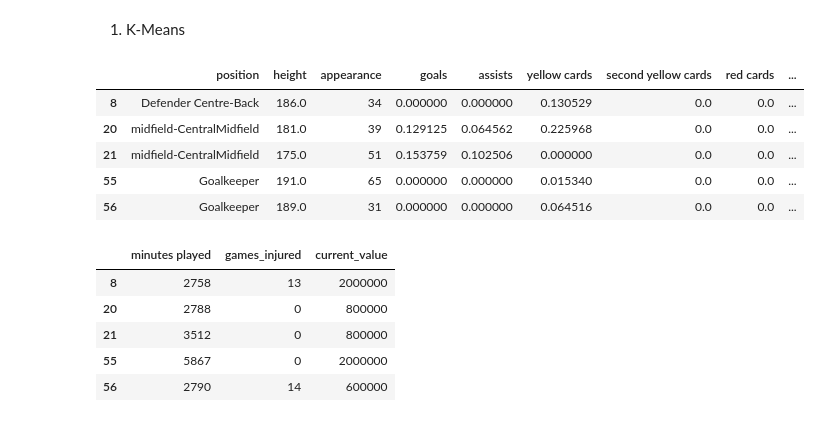
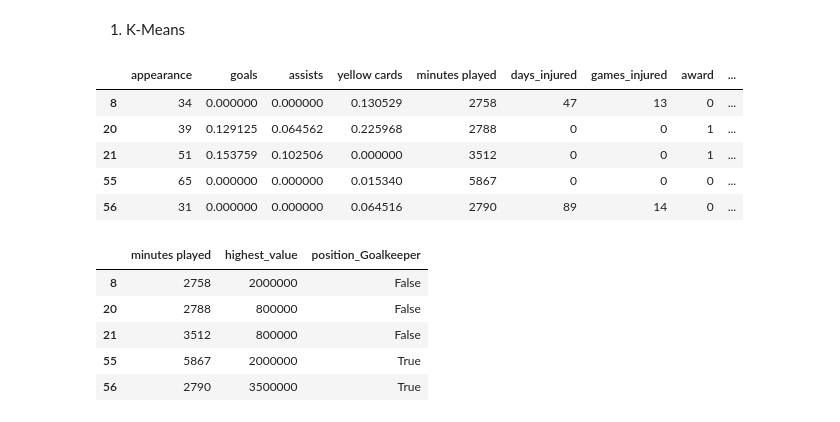
Before and after one commit to MubarakHus/Usecase-7, a Jupyter notebook: Usecase7-Mubarak.ipynb, the cells around one changed output. Cells and saved outputs as stored; diff of their text form; code cells hidden in the pictures.

```diff
--- a/Usecase7-Mubarak.ipynb
+++ b/Usecase7-Mubarak.ipynb
@@ -1125,25 +1106,25 @@ plt.show()
 # %% [markdown]
 1. K-Means
 # %%
-df.head()
+df_t.head()
 # %% [output]
-|  | position | height | appearance | goals | assists | yellow cards | second yellow cards | red cards | ... |
-| 8 | Defender Centre-Back | 186.0 | 34 | 0.000000 | 0.000000 | 0.130529 | 0.0 | 0.0 | ... |
-| 20 | midfield-CentralMidfield | 181.0 | 39 | 0.129125 | 0.064562 | 0.225968 | 0.0 | 0.0 | ... |
-| 21 | midfield-CentralMidfield | 175.0 | 51 | 0.153759 | 0.102506 | 0.000000 | 0.0 | 0.0 | ... |
-| 55 | Goalkeeper | 191.0 | 65 | 0.000000 | 0.000000 | 0.015340 | 0.0 | 0.0 | ... |
-| 56 | Goalkeeper | 189.0 | 31 | 0.000000 | 0.000000 | 0.064516 | 0.0 | 0.0 | ... |
+|  | appearance | goals | assists | yellow cards | minutes played | days_injured | games_injured | award | ... |
+| 8 | 34 | 0.000000 | 0.000000 | 0.130529 | 2758 | 47 | 13 | 0 | ... |
+| 20 | 39 | 0.129125 | 0.064562 | 0.225968 | 2788 | 0 | 0 | 1 | ... |
+| 21 | 51 | 0.153759 | 0.102506 | 0.000000 | 3512 | 0 | 0 | 1 | ... |
+| 55 | 65 | 0.000000 | 0.000000 | 0.015340 | 5867 | 0 | 0 | 0 | ... |
+| 56 | 31 | 0.000000 | 0.000000 | 0.064516 | 2790 | 89 | 14 | 0 | ... |
 # %%
 from sklearn.cluster import KMeans
-df_3features = df[['minutes played', 'games_injured', 'current_value']]
+df_3features = df_t[['minutes played', 'highest_value', 'position_Goalkeeper']]
 
 df_3features.head()
 # %% [output]
-|  | minutes played | games_injured | current_value |
-| 8 | 2758 | 13 | 2000000 |
-| 20 | 2788 | 0 | 800000 |
-| 21 | 3512 | 0 | 800000 |
-| 55 | 5867 | 0 | 2000000 |
-| 56 | 2790 | 14 | 600000 |
+|  | minutes played | highest_value | position_Goalkeeper |
+| 8 | 2758 | 2000000 | False |
+| 20 | 2788 | 800000 | False |
+| 21 | 3512 | 800000 | False |
+| 55 | 5867 | 2000000 | True |
+| 56 | 2790 | 3500000 | True |
 # %%
 # Prepare data
```
Also changed, not shown: parts of 25 cells of this notebook.
